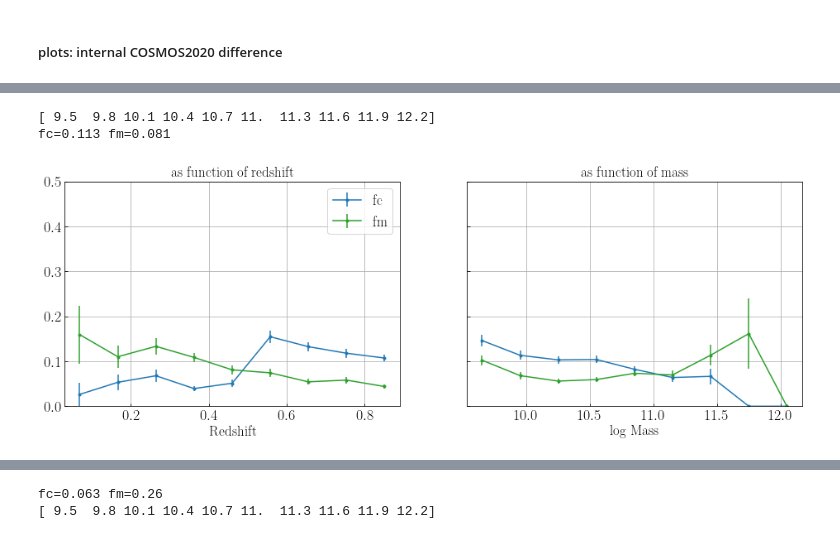
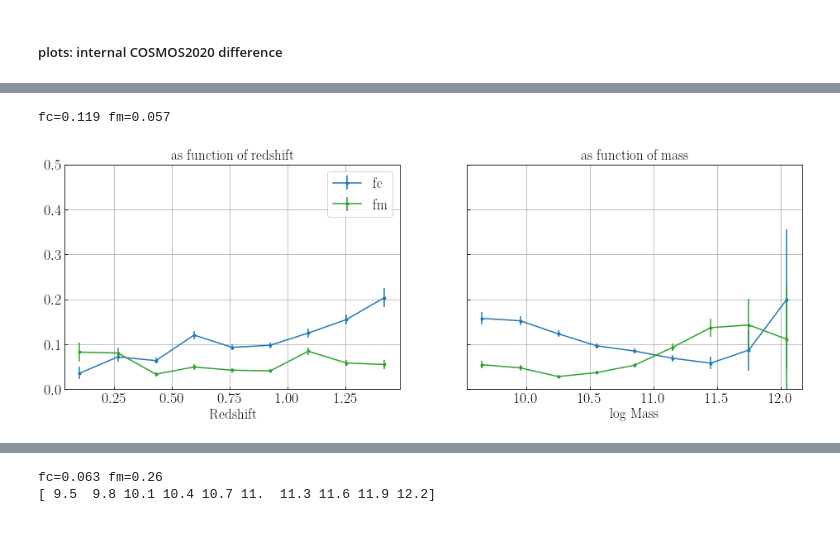
Before and after one commit to LejayChen/massive_gals, a Jupyter notebook: lephare_nuvrk_new.ipynb, the cells around one changed output, grey strips where cells are left out. Saved outputs shown, nothing was run; the diff lists cells and outputs as text; code cells hidden in the pictures.

```diff
--- a/lephare_nuvrk_new.ipynb
+++ b/lephare_nuvrk_new.ipynb
@@ -1305,27 +1304,26 @@ fc=0.057 fm=0.172
 [figure]
 # %%
 # classic vs farmer (lephare, nuvrj/ssfr)
-c20_ref_type = 'nuvrj'
+c20_ref_type = 'ssfr'
 if c20_ref_type == 'ssfr':
     q_labels = np.array([0 for x in range(len(cat_combine_c20_z))])
     q_labels[cat_combine_c20_z['lp_sSFR_med_classic']<-11]=1
     q = (cat_combine_c20_z['lp_sSFR_med_farmer']<-11).astype(int)
     sf = (cat_combine_c20_z['lp_sSFR_med_farmer']>=-11).astype(int)
 elif c20_ref_type == 'nuvrj':
     q_labels = (cat_combine_c20_z['CLASS_classic']==0).astype(int)
     q = (cat_combine_c20_z['CLASS_farmer']==0).astype(int)
     sf = (cat_combine_c20_z['CLASS_farmer']==1).astype(int)
 
 true_q = q_labels==1
 true_sf = q_labels==0
 
 fc,fm = fc_fm(q, sf, true_q, true_sf, eval_type='q')
 plot_fcfm(data, q_labels, q, sf)
 print('fc='+str(round(fc,3)),'fm='+str(round(fm,3)))
 # %% [output]
-[ 9.5  9.8 10.1 10.4 10.7 11.  11.3 11.6 11.9 12.2]
-fc=0.113 fm=0.081
+fc=0.119 fm=0.057
-[figure, old version]
+[figure, new version]
 # %%
 # classic vs farmer (ez,uvj)
 
```
Also changed, not shown: parts of 16 cells of this notebook, 4 other files.
